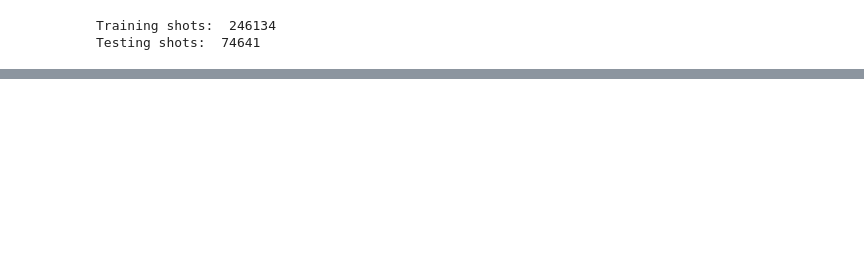
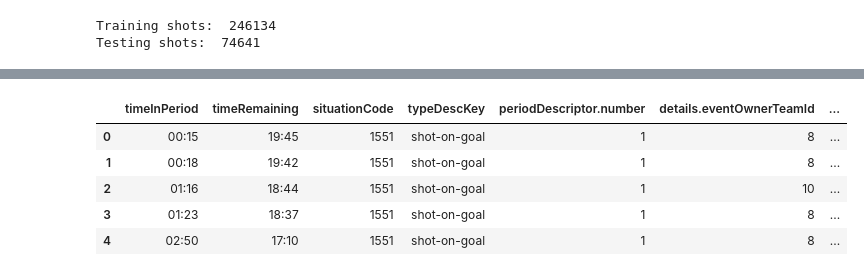
Before and after one commit to rromaniuk31/PhD-Research, a Jupyter notebook: Create_Historical_Models.ipynb, the cells around one changed output, grey strips where cells are left out. Saved outputs shown, nothing was run; the diff lists cells and outputs as text; code cells hidden in the pictures; blank space fills up the shorter version.

```diff
--- a/Create_Historical_Models.ipynb
+++ b/Create_Historical_Models.ipynb
@@ -68,0 +127,17 @@ Testing shots:  74641
+# %%
+#Create an abs.xCoord column, so shots are in one direction
+train_pbp_krzy05["abs.xCoord"] = train_pbp_krzy05["details.xCoord"].abs()
+test_pbp_krzy05["abs.xCoord"] = test_pbp_krzy05["details.xCoord"].abs()
+
+# Determine whether home team took the shot
+train_pbp_krzy05["homeTeamShot"] = train_pbp_krzy05["details.eventOwnerTeamId"] == train_pbp_krzy05["homeTeam.id"]
+test_pbp_krzy05["homeTeamShot"] = test_pbp_krzy05["details.eventOwnerTeamId"] == test_pbp_krzy05["homeTeam.id"]
+
+train_pbp_krzy05.head()
+# %% [output]
+|  | timeInPeriod | timeRemaining | situationCode | typeDescKey | periodDescriptor.number | details.eventOwnerTeamId | ... |
+| 0 | 00:15 | 19:45 | 1551 | shot-on-goal | 1 | 8 | ... |
+| 1 | 00:18 | 19:42 | 1551 | shot-on-goal | 1 | 8 | ... |
+| 2 | 01:16 | 18:44 | 1551 | shot-on-goal | 1 | 10 | ... |
+| 3 | 01:23 | 18:37 | 1551 | shot-on-goal | 1 | 8 | ... |
+| 4 | 02:50 | 17:10 | 1551 | shot-on-goal | 1 | 8 | ... |
```
Also changed, not shown: parts of 18 cells of this notebook, 1 other file.
